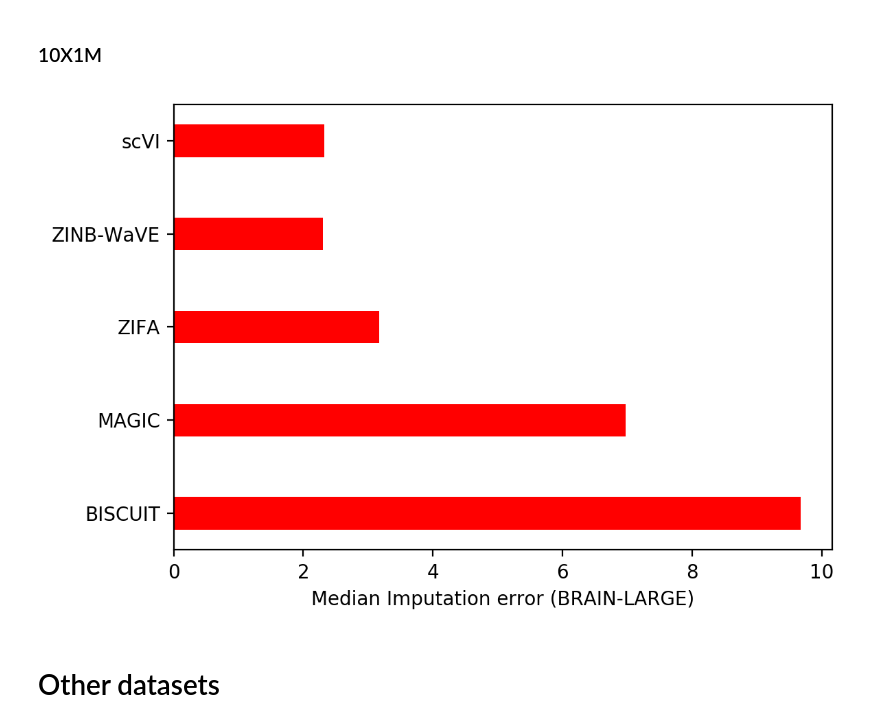
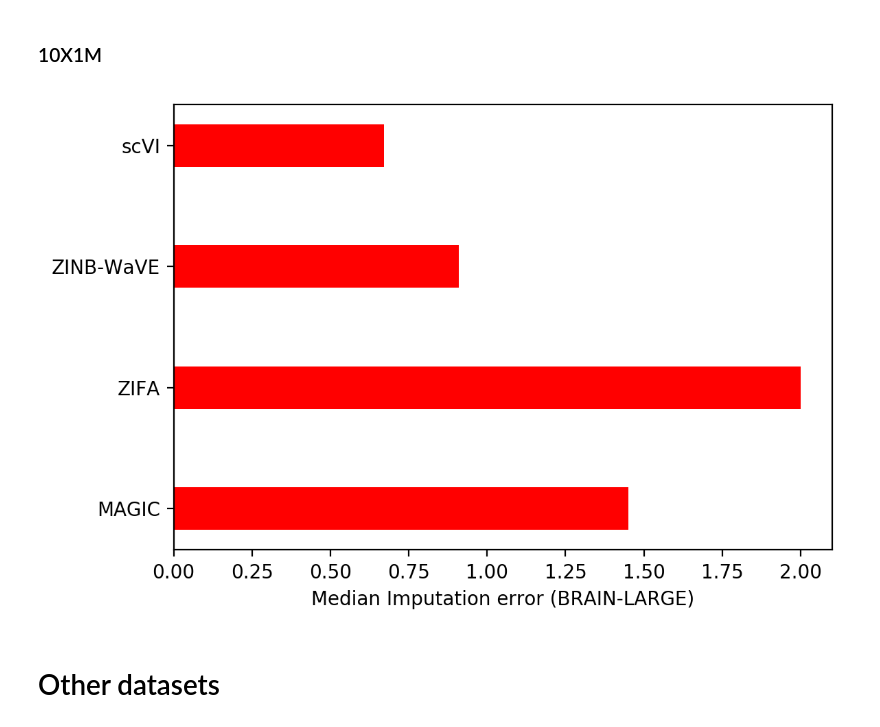
Before and after one commit to romain-lopez/scVI-reproducibility, a Jupyter notebook: results/imputation.ipynb, the cells around one changed output. Cells and saved outputs as stored; diff of their text form; code cells hidden in the pictures.

```diff
--- a/results/imputation.ipynb
+++ b/results/imputation.ipynb
@@ -28,12 +29,13 @@ plt.savefig("zeisel_imputation.pdf", dpi=300)
 # %% [markdown]
 ### 10X1M
 # %%
-data = [1.7571, 1.4898, 1.07712, 1.04269]
+#data = [1.7571, 1.4898, 1.07712, 1.04269] uniform imputation
+data = [1.45, 2, 0.91, 0.67]
 # %%
-barplot(data, ["BISCUIT", "MAGIC","ZIFA", "ZINB-WaVE", "scVI"], 'Median Imputation error (BRAIN-LARGE)')
+barplot(data, ["MAGIC","ZIFA", "ZINB-WaVE", "scVI"], 'Median Imputation error (BRAIN-LARGE)')
 plt.savefig("10x1M_imputation.pdf", dpi=300)
 # %% [output]
-[figure, old version]
+[figure, new version]
 # %% [markdown]
 # Other datasets
 # %%
```
Also changed, not shown: parts of 5 cells of this notebook, 2 other files.
